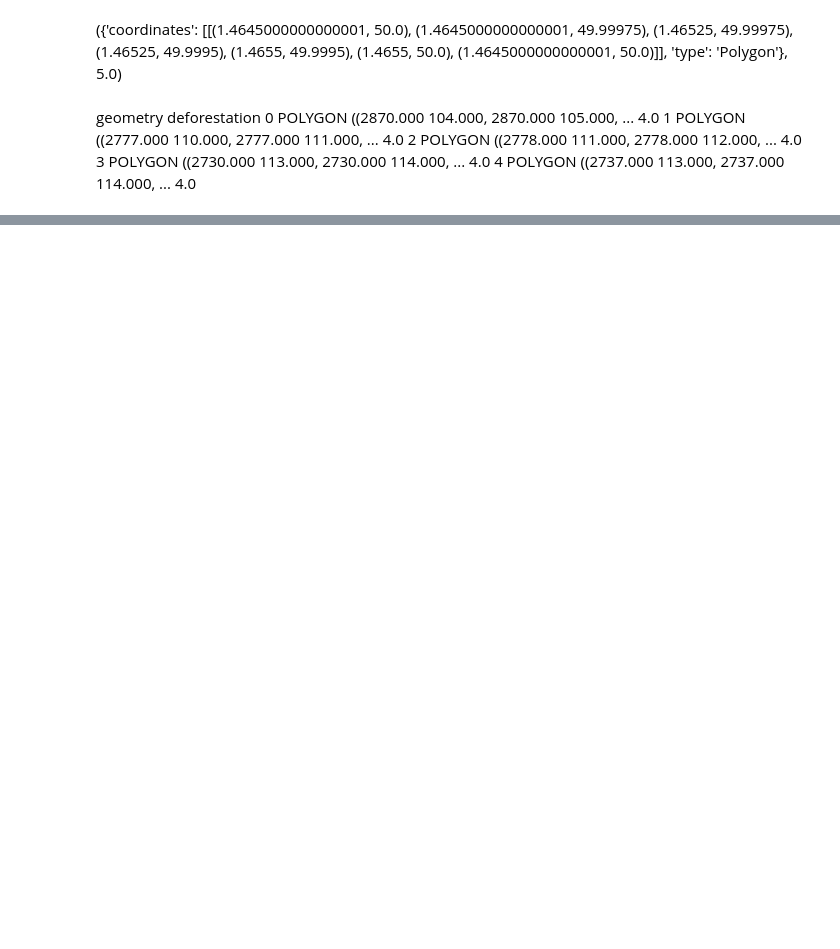
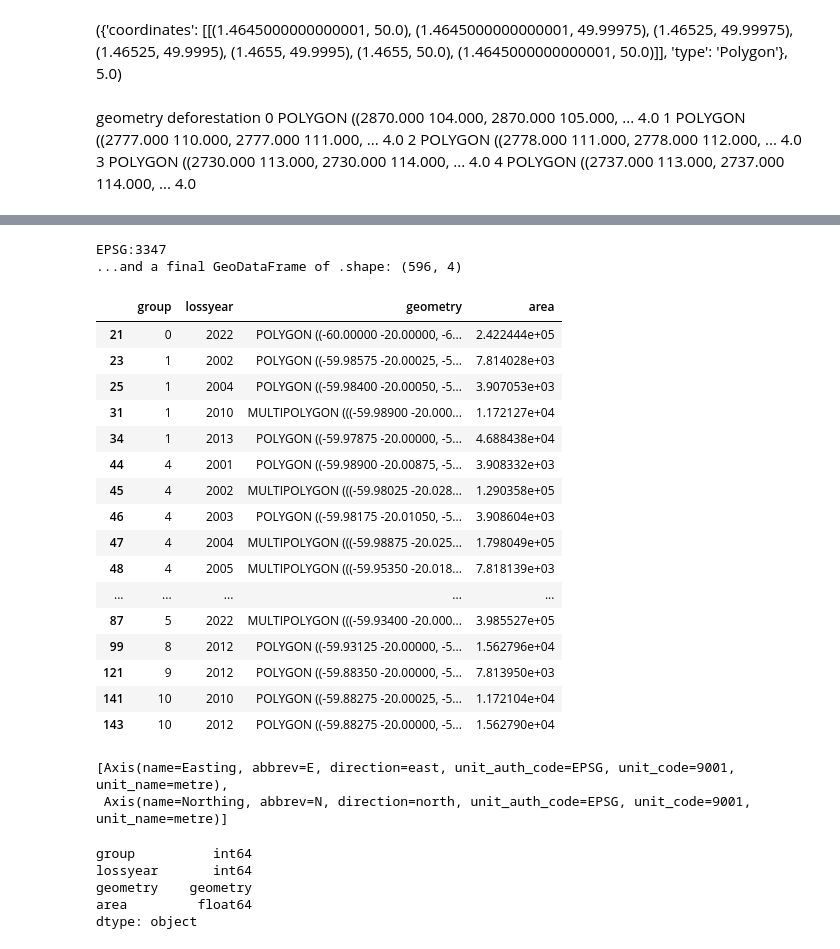
Before and after one commit to wuntunsun/eudr-exposure, a Jupyter notebook: geopoly-sample.ipynb, the cells around one changed output, grey strips where cells are left out. Cells and saved outputs as stored; diff of their text form; code cells hidden in the pictures; blank space fills up the shorter version.

Commit message:
Use gpkg as it is a single file incl CRS, project to calculate area

```diff
--- a/geopoly-sample.ipynb
+++ b/geopoly-sample.ipynb
@@ -71,10 +73,19 @@ geometry	deforestation
 with rio.open('data/Hansen_GFC-2022-v1.10_lossyear_20S_060W.tif') as src:
     # TODO: check src.count for number of bands...
     print(src.meta)
-    band = src.read(1, window=Window(2100, 2000, 6000, 6000))
+    print(f'crs: {src.crs}')
+    print(f'is_epsg_code: {src.crs.is_epsg_code}')
+    if src.crs.is_epsg_code:
+        print(f'epsg: {src.crs.to_epsg}')
+    print(f'is_geographic: {src.crs.is_geographic}')
+    print(f'is_projected: {src.crs.is_projected}')
+    print(f'linear_units: {src.crs.linear_units}')
+    if src.crs.is_projected:
+        print(f'linear_units_factor: {src.crs.linear_units_factor}')
+    band = src.read(1, window=Window(2100, 2000, 500, 500))
     #band = src.read(1)
     print(band.shape)
-    rdf = gpd.GeoDataFrame()
+    #rdf = gpd.GeoDataFrame()
     mask = band != 0
     # Object holding a feature collection that implements the __geo_interface__
     # TODO: result should be in EPSG 4326 i.e. GPS
@@ -82,12 +93,13 @@ with rio.open('data/Hansen_GFC-2022-v1.10_lossyear_20S_060W.tif') as src:
         {'properties': {'lossyear': v}, 'geometry': s}
         for i, (s, v) in enumerate(
             # connectivity, 4 on edges, 8 on edges and corners...
-            features.shapes(band, mask=mask, connectivity=8)
+            features.shapes(band, mask=mask, connectivity=8, transform=src.transform)
             )
         )
     geoms=list(results)
-    gdf = gpd.GeoDataFrame.from_features(geoms)
-    rdf = gpd.GeoDataFrame( pd.concat( [rdf, gdf], ignore_index=True), crs=gdf.crs)
+    rdf = gpd.GeoDataFrame.from_features(geoms, crs=src.crs)
+    # TODO: tge crs may not
+    #rdf = gpd.GeoDataFrame( pd.concat( [rdf, gdf], ignore_index=True), crs=gdf.crs)
 
 print(f'Chosen Window results in GeoDataFrame of .shape: {rdf.shape}')
 rdf.head()
@@ -111,7 +161,6 @@ intersects.head()
 groups = intersects.groupby('index_left')
 temp = intersects[intersects['index_left'] == intersects['index_right']].set_index('index_left')
 temp['indices'] = groups['index_right'].aggregate(lambda x: x.tolist())
-temp['indices'] = temp['indices'].apply(lambda x: np.sort(x))
 
 temp.index.name = None
 temp['lossyear'] = temp['lossyear_left'].astype("int") + 2000
@@ -169,6 +229,7 @@ end = time.time()
 print(f'Loop over {len(temp)} took {end-start}s')
 
 temp[group_id] = groups.copy()
+temp.drop('indices', axis=1, inplace=True)
 
 # want to dissolve based on lossyear to generate any MULTIPOLYGON from disjoint geometry from same lossyear...
 temp2 = temp.dissolve(
@@ -205,18 +314,58 @@ temp3.head(23)
 #temp.head()
 #temp.loc[1,2019].geometry = None #shapely.geometry.Polygon([])
 # %%
+# geodetic coordinates (e.g. 4826) to meters (e.g. 3857) and vice-versa
+
 temp3.loc[temp3['geometry'].isna(), 'geometry'] = Polygon([])
-temp3['area'] = temp3.geometry.area
-temp3['cum_area'] = temp3.groupby(group_id).area.cumsum()
+proj_3857 = temp3.to_crs(epsg=3347) # lambert projection
+print(proj_3857.crs)
+temp3['area'] = proj_3857.geometry.area
+#temp3['cum_area'] = proj_3857.groupby(group_id).area.cumsum()
 
-for i in tqdm(group_ids.to_numpy()):
-    temp3.loc[i, 'cum_geometry'] = list(it.accumulate(temp3.loc[i, 'geometry'], func=lambda x,y: x.union(y)))
+#for i in tqdm(group_ids.to_numpy()):
+#    temp3.loc[i, 'cum_geometry'] = list(it.accumulate(temp3.loc[i, 'geometry'], func=lambda x,y: x.union(y)))
 
 temp3.reset_index(inplace=True)
 
-temp3.drop(temp3[temp3.area == 0].index, inplace=True)
+temp3.drop(temp3[temp3['area'] == 0].index, inplace=True)
 
 print(f'...and a final GeoDataFrame of .shape: {temp3.shape}')
 
-temp3.to_csv('data/geoply-sample.csv')
+#temp3.to_file('data/geoply-sample.shp')
 temp3.head(30)
+# %% [output]
+EPSG:3347
+...and a final GeoDataFrame of .shape: (596, 4)
+|  | group | lossyear | geometry | area |
+| 21 | 0 | 2022 | POLYGON ((-60.00000 -20.00000, -6... | 2.422444e+05 |
+| 23 | 1 | 2002 | POLYGON ((-59.98575 -20.00025, -5... | 7.814028e+03 |
+| 25 | 1 | 2004 | POLYGON ((-59.98400 -20.00050, -5... | 3.907053e+03 |
+| 31 | 1 | 2010 | MULTIPOLYGON (((-59.98900 -20.000... | 1.172127e+04 |
+| 34 | 1 | 2013 | POLYGON ((-59.97875 -20.00000, -5... | 4.688438e+04 |
+| 44 | 4 | 2001 | POLYGON ((-59.98900 -20.00875, -5... | 3.908332e+03 |
+| 45 | 4 | 2002 | MULTIPOLYGON (((-59.98025 -20.028... | 1.290358e+05 |
+| 46 | 4 | 2003 | POLYGON ((-59.98175 -20.01050, -5... | 3.908604e+03 |
+| 47 | 4 | 2004 | MULTIPOLYGON (((-59.98875 -20.025... | 1.798049e+05 |
+| 48 | 4 | 2005 | MULTIPOLYGON (((-59.95350 -20.018... | 7.818139e+03 |
+| ... | ... | ... | ... | ... |
+| 87 | 5 | 2022 | MULTIPOLYGON (((-59.93400 -20.000... | 3.985527e+05 |
+| 99 | 8 | 2012 | POLYGON ((-59.93125 -20.00000, -5... | 1.562796e+04 |
+| 121 | 9 | 2012 | POLYGON ((-59.88350 -20.00000, -5... | 7.813950e+03 |
+| 141 | 10 | 2010 | POLYGON ((-59.88275 -20.00025, -5... | 1.172104e+04 |
+| 143 | 10 | 2012 | POLYGON ((-59.88275 -20.00000, -5... | 1.562790e+04 |
+# %%
+proj_3857.crs.axis_info
+# %% [output]
+[Axis(name=Easting, abbrev=E, direction=east, unit_auth_code=EPSG, unit_code=9001, unit_name=metre),
+ Axis(name=Northing, abbrev=N, direction=north, unit_auth_code=EPSG, unit_code=9001, unit_name=metre)]
+# %%
+print(temp3.dtypes)
+#type(temp3['indices'][0])
+#type(temp3['cum_geometry'].dtypes)
+temp3.to_file('data/geoply-sample.gpkg', driver='GPKG')
+# %% [output]
+group          int64
+lossyear       int64
+geometry    geometry
+area         float64
+dtype: object
```
Also changed, not shown: parts of 10 cells of this notebook, 4 other files.
